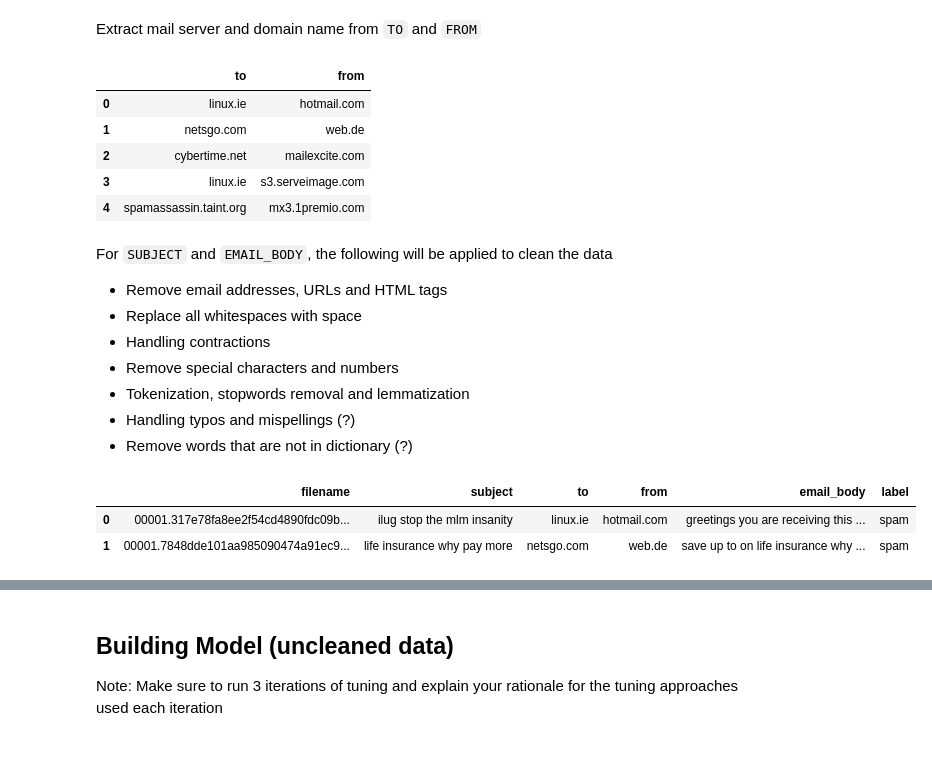
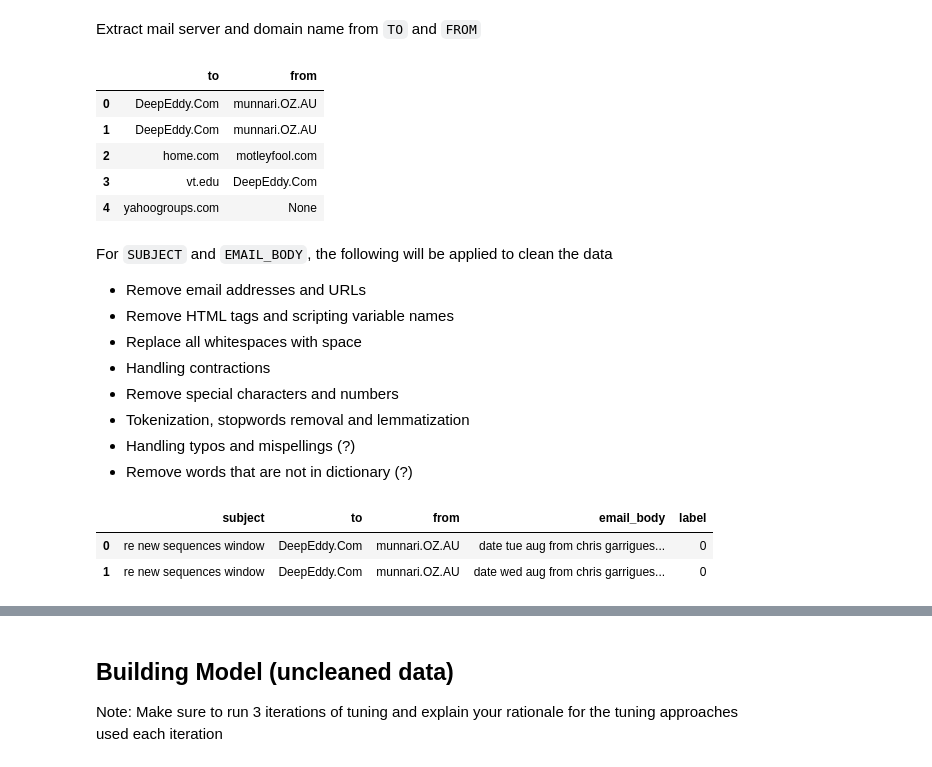
Before and after one commit to abccastro/Email-Spam-or-Ham-Detector-using-Naive-Bayes, a Jupyter notebook: Email Spam or Ham Detector using Naive Bayes.ipynb, the cells around one changed output, grey strips where cells are left out. Saved outputs shown, nothing was run; the diff lists cells and outputs as text; code cells hidden in the pictures.

```diff
--- a/Email Spam or Ham Detector using Naive Bayes.ipynb
+++ b/Email Spam or Ham Detector using Naive Bayes.ipynb
@@ -41,21 +41,23 @@ def get_email_body(msg):
 
 
 try:
-    data_raw_df = pd.DataFrame(columns=['filename', 'subject', 'to', 'from', 'email_body', 'label'])
+    data_raw_df = pd.DataFrame(columns=['subject', 'to', 'from', 'email_body', 'label'])
 
-    labels = ['spam', 'ham']
+    labels = ['ham', 'spam']
     for idx in range(len(labels)):
 
         spam_dir = "Dataset/" + labels[idx] + "/"
-
+        # Read all files from the dataset folder
         for file in os.listdir(spam_dir)[:]:
             with open(spam_dir + file, "r", encoding="latin-1") as f:
+                # Parse the email messages
                 msg = email.message_from_string(f.read(), policy=policy.default)
 
                 subject = str(decode_header(msg.get('subject'))[0][0]) if msg.get('subject') is not None else None
                 email_body = get_email_body(msg)
 
-                new_data = [file, subject, msg.get('to'), msg.get('from'), email_body, labels[idx]]
+                # Add label to your record: 0 = ham, 1 = spam
+                new_data = [subject, msg.get('to'), msg.get('from'), email_body, idx]
                 data_raw_df.loc[len(data_raw_df)] = new_data
 
     display(data_raw_df.head(5))
@@ -84,0 +86,4 @@ dtype: int64
+# %%
+# Replace all None data with empty string
+data_raw_df = data_raw_df.fillna('')
+data_raw_df.isnull().sum()
@@ -100,10 +112,9 @@ data_cleaned_df.head(5)
 Extract mail server and domain name from `TO` and `FROM`
 # %%
 def extract_mail_server_and_domain(email):
-    if email is not None:
-        pattern = r'@([\w.]+\.[a-zA-Z]{2,})'
-        match = re.search(pattern, email)
-        return match.group(1) if match else None
+    pattern = r'@([\w.]+\.[a-zA-Z]{2,})'
+    match = re.search(pattern, email)
+    return match.group(1) if match else None
 
 
 data_cleaned_df['to'] = data_cleaned_df['to'].apply(extract_mail_server_and_domain)
@@ -111,14 +122,15 @@ data_cleaned_df['from'] = data_cleaned_df['from'].apply(extract_mail_server_and_
 data_cleaned_df[['to', 'from']].head(5)
 # %% [output]
 |  | to | from |
-| 0 | linux.ie | hotmail.com |
-| 1 | netsgo.com | web.de |
-| 2 | cybertime.net | mailexcite.com |
-| 3 | linux.ie | s3.serveimage.com |
-| 4 | spamassassin.taint.org | mx3.1premio.com |
+| 0 | DeepEddy.Com | munnari.OZ.AU |
+| 1 | DeepEddy.Com | munnari.OZ.AU |
+| 2 | home.com | motleyfool.com |
+| 3 | vt.edu | DeepEddy.Com |
+| 4 | yahoogroups.com | None |
 # %% [markdown]
 For `SUBJECT` and `EMAIL_BODY`, the following will be applied to clean the data
-- Remove email addresses, URLs and HTML tags
+- Remove email addresses and URLs
+- Remove HTML tags and scripting variable names
 - Replace all whitespaces with space
 - Handling contractions
 - Remove special characters and numbers
@@ -128,35 +140,39 @@ For `SUBJECT` and `EMAIL_BODY`, the following will be applied to clean the data
 # %%
 pd.set_option('max_colwidth', None)
 
 
 # Remove email addresses
 pattern_email = r'\b[A-Za-z0-9._%+-]+@[A-Za-z0-9.-]+\.[A-Z|a-z]{2,7}\b'
-data_cleaned_df[['subject', 'email_body']] = data_cleaned_df[['subject', 'email_body']].applymap(lambda x : re.sub(pattern_email, '', x) if x is not None else x)
+data_cleaned_df[['subject', 'email_body']] = data_cleaned_df[['subject', 'email_body']].applymap(lambda x : re.sub(pattern_email, '', x))
 
 # Remove URLs
 pattern_url = r'https?://(?:www\.)?[\w\.-]+(?:\.[a-zA-Z]{2,})+(?:/[-\w\.,/]*)*(?:\?[\w\%&=]*)?'
-data_cleaned_df[['subject', 'email_body']] = data_cleaned_df[['subject', 'email_body']].applymap(lambda x : re.sub(pattern_url, '', x) if x is not None else x)
+data_cleaned_df[['subject', 'email_body']] = data_cleaned_df[['subject', 'email_body']].applymap(lambda x : re.sub(pattern_url, '', x))
 
 # Handle contractions
-data_cleaned_df[['subject', 'email_body']] = data_cleaned_df[['subject', 'email_body']].applymap(lambda x : contractions.fix(x) if x is not None else x)
+data_cleaned_df[['subject', 'email_body']] = data_cleaned_df[['subject', 'email_body']].applymap(lambda x : contractions.fix(x))
 
 # Remove HTML tags
 pattern_html = r'<[^>]+>'
-data_cleaned_df[['subject', 'email_body']] = data_cleaned_df[['subject', 'email_body']].applymap(lambda x : re.sub(pattern_html, '', x) if x is not None else x)
-data_cleaned_df[['subject', 'email_body']] = data_cleaned_df[['subject', 'email_body']].applymap(lambda x : x.replace('&nbsp;', ' ') if x is not None else x)
+data_cleaned_df[['subject', 'email_body']] = data_cleaned_df[['subject', 'email_body']].applymap(lambda x : re.sub(pattern_html, '', x))
+data_cleaned_df[['subject', 'email_body']] = data_cleaned_df[['subject', 'email_body']].applymap(lambda x : x.replace('&nbsp;', ' '))
+
+# Remove scripting variable names, e.g. $msg
+pattern_scripting = r'\$\w+\s*'
+data_cleaned_df[['subject', 'email_body']] = data_cleaned_df[['subject', 'email_body']].applymap(lambda x : re.sub(pattern_scripting, '', x))
 
 
 # Remove all special characters and numbers
 pattern_special_num = r'(?<![a-zA-Z])-(?![a-zA-Z])|[^a-zA-Z\s-]+'
-data_cleaned_df[['subject', 'email_body']] = data_cleaned_df[['subject', 'email_body']].applymap(lambda x : re.sub(pattern_special_num, ' ', x) if x is not None else x)
+data_cleaned_df[['subject', 'email_body']] = data_cleaned_df[['subject', 'email_body']].applymap(lambda x : re.sub(pattern_special_num, ' ', x))
 
 # Replace all whitespaces (new lines, tabs, etc.) to space
 pattern_whitespace = r'\s+'
-data_cleaned_df[['subject', 'email_body']] = data_cleaned_df[['subject', 'email_body']].applymap(lambda x : re.sub(pattern_whitespace, ' ', x) if x is not None else x)
+data_cleaned_df[['subject', 'email_body']] = data_cleaned_df[['subject', 'email_body']].applymap(lambda x : re.sub(pattern_whitespace, ' ', x))
 
 display(data_cleaned_df.head(2))
 display(data_cleaned_df.tail(2))
 # %% [output]
-|  | filename | subject | to | from | email_body | label |
-| 0 | 00001.317e78fa8ee2f54cd4890fdc09b... | ilug stop the mlm insanity | linux.ie | hotmail.com | greetings you are receiving this ... | spam |
-| 1 | 00001.7848dde101aa985090474a91ec9... | life insurance why pay more | netsgo.com | web.de | save up to on life insurance why ... | spam |
+|  | subject | to | from | email_body | label |
+| 0 | re new sequences window | DeepEddy.Com | munnari.OZ.AU | date tue aug from chris garrigues... | 0 |
+| 1 | re new sequences window | DeepEddy.Com | munnari.OZ.AU | date wed aug from chris garrigues... | 0 |
```
Also changed, not shown: parts of 12 cells of this notebook.
